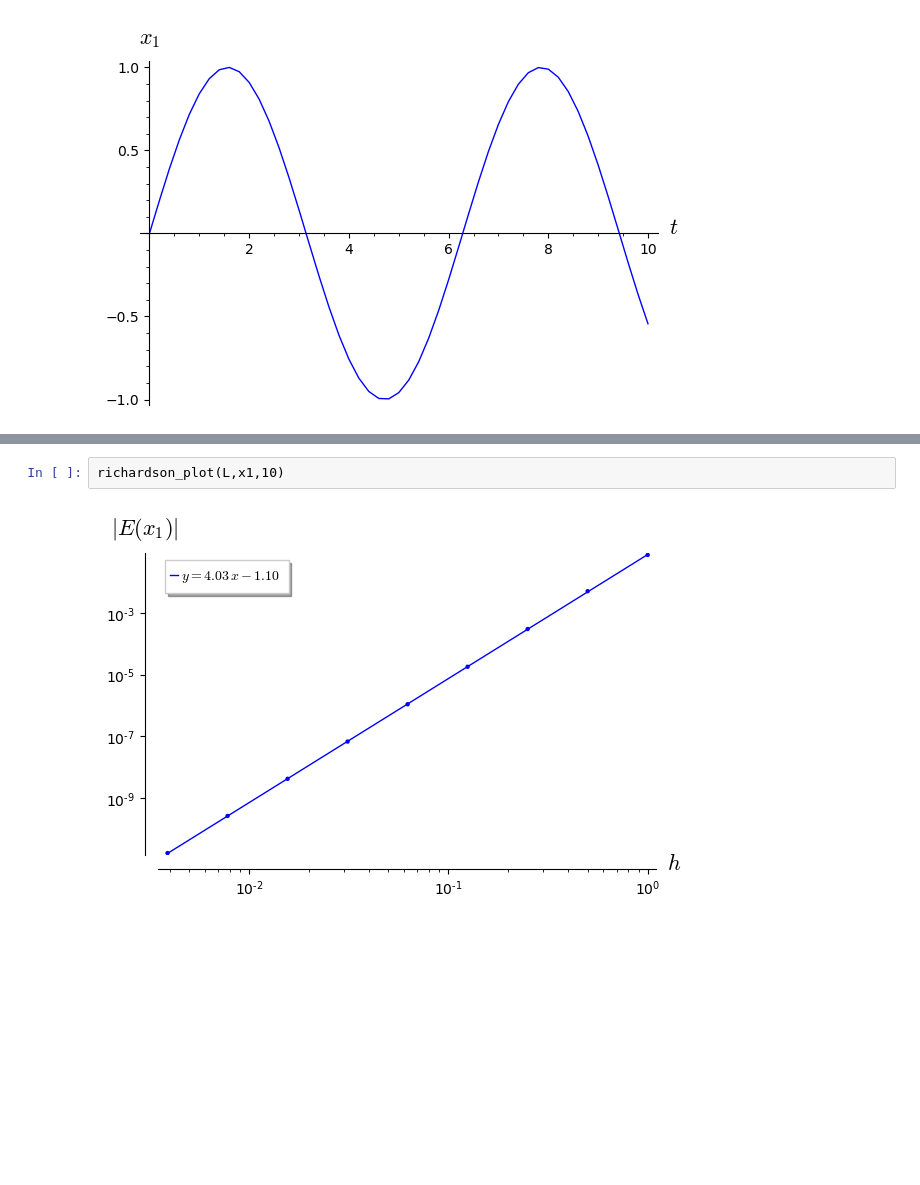
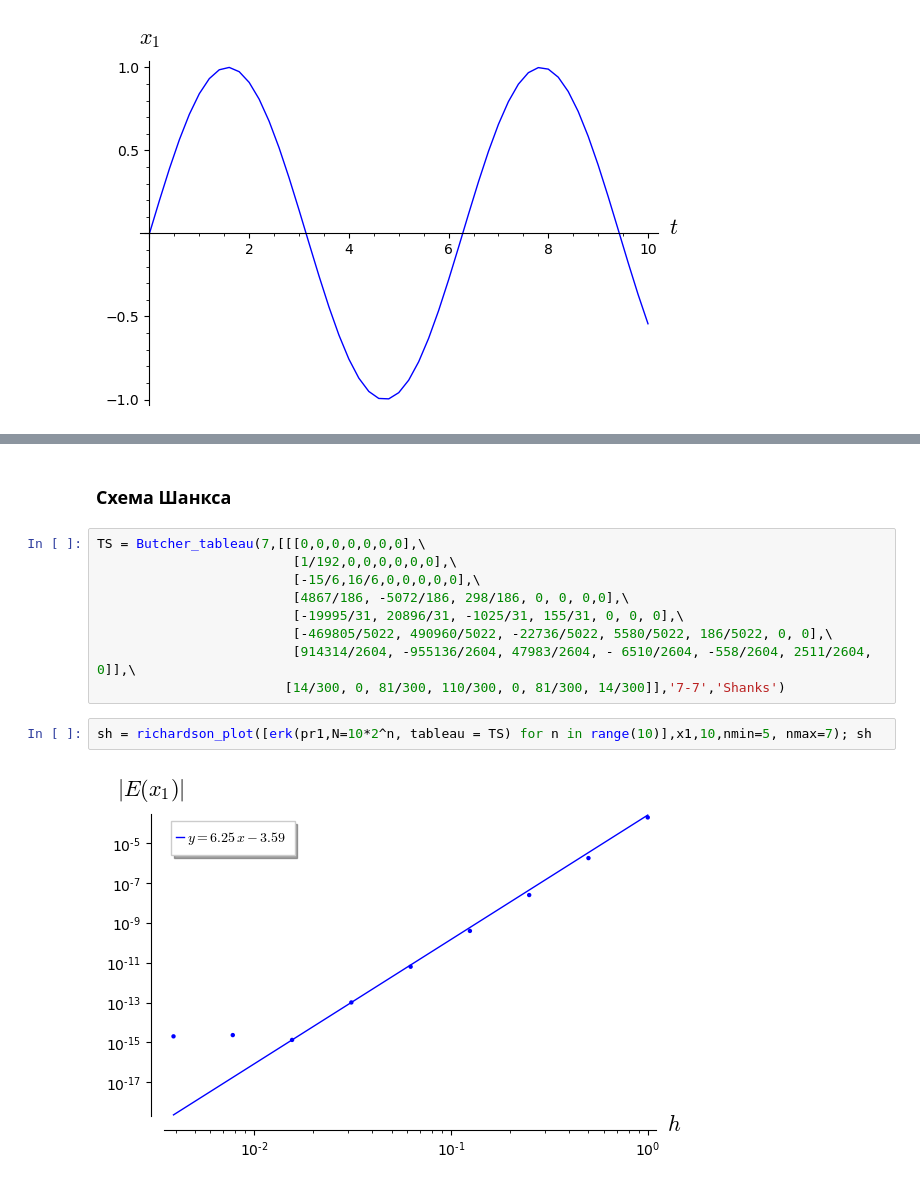
Before and after one commit to vmkadrov/dps, a Jupyter notebook: examples/examples.ipynb, the cells around one changed output, grey strips where cells are left out. Saved outputs shown, nothing was run; the diff lists cells and outputs as text; blank space fills up the shorter version.

```diff
--- a/examples/examples.ipynb
+++ b/examples/examples.ipynb
@@ -160,4 +239,15 @@ L = [dps(pr1, s, C, N=10*2^n) for n in range(10)]
-# %%
-richardson_plot(L,x1,10)
-# %% [output]
-[figure, removed]
+# %% [markdown]
+### Схема Шанкса
+# %%
+TS = Butcher_tableau(7,[[[0,0,0,0,0,0,0],\
+                         [1/192,0,0,0,0,0,0],\
+                         [-15/6,16/6,0,0,0,0,0],\
+                         [4867/186, -5072/186, 298/186, 0, 0, 0,0],\
+                         [-19995/31, 20896/31, -1025/31, 155/31, 0, 0, 0],\
+                         [-469805/5022, 490960/5022, -22736/5022, 5580/5022, 186/5022, 0, 0],\
+                         [914314/2604, -955136/2604, 47983/2604, - 6510/2604, -558/2604, 2511/2604, 0]],\
+                        [14/300, 0, 81/300, 110/300, 0, 81/300, 14/300]],'7-7','Shanks')
+# %%
+sh = richardson_plot([erk(pr1,N=10*2^n, tableau = TS) for n in range(10)],x1,10,nmin=5, nmax=7); sh
+# %% [output]
+[figure, added]
```
Also changed, not shown: parts of 25 cells of this notebook, 3 other files.
